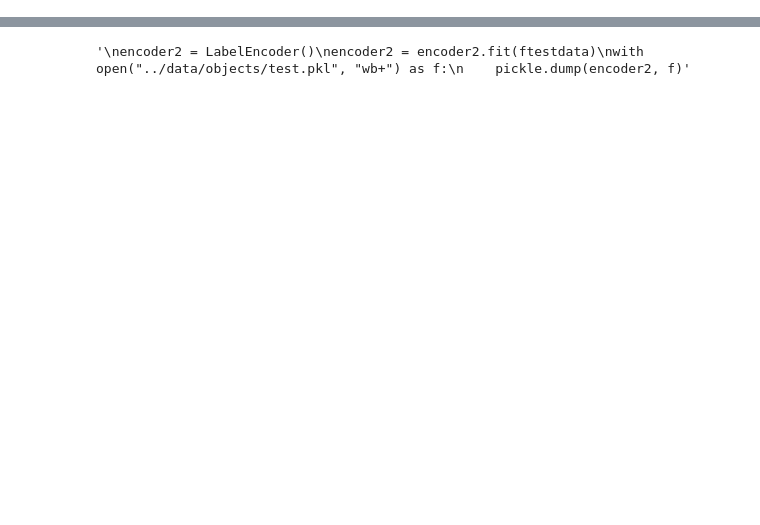
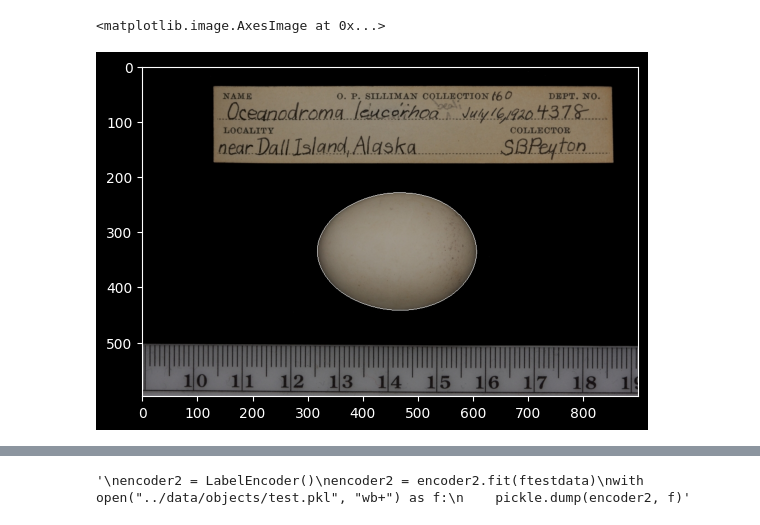
Before and after one commit to RomeBits/BirdEggSpecies, a Jupyter notebook: notebooks/dataset_builder.ipynb, the cells around one changed output, grey strips where cells are left out. Cells and saved outputs as stored; diff of their text form; code cells hidden in the pictures; blank space fills up the shorter version.

```diff
--- a/notebooks/dataset_builder.ipynb
+++ b/notebooks/dataset_builder.ipynb
@@ -94,3 +94,6 @@ img = dataset[10]
 # %%
-#plt.imshow(cv2.drawContours(img, el, -1, (255,255,255)))
+plt.imshow(cv2.drawContours(img, el, -1, (255,255,255)))
+# %% [output]
+<matplotlib.image.AxesImage at 0x...>
+[figure, added]
 # %%
```
Also changed, not shown: parts of 5 cells of this notebook, 4 other files.
